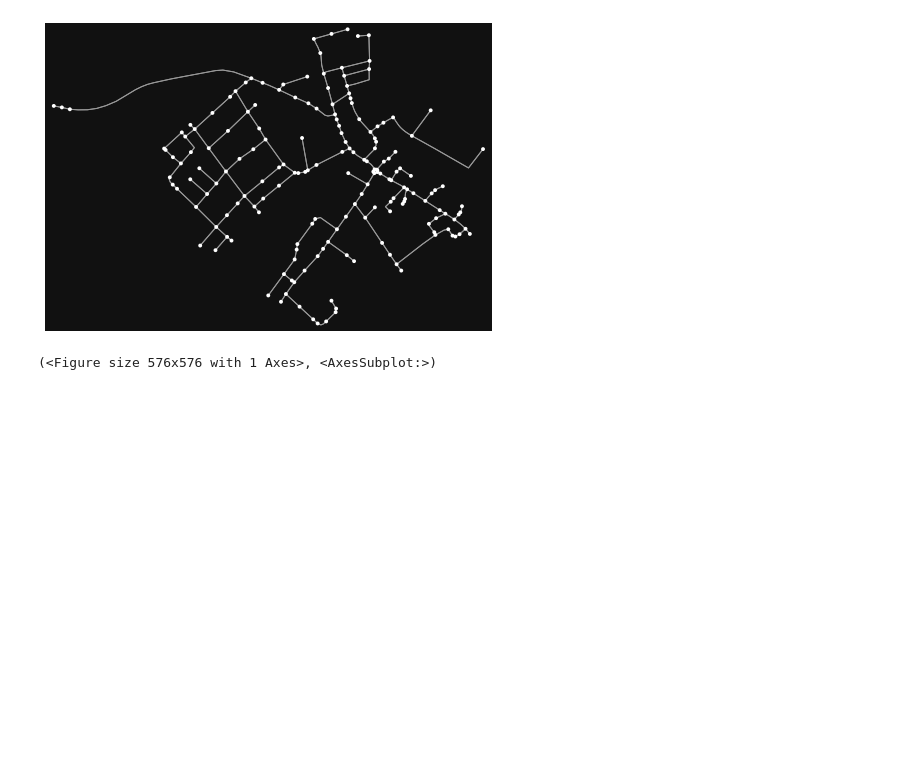
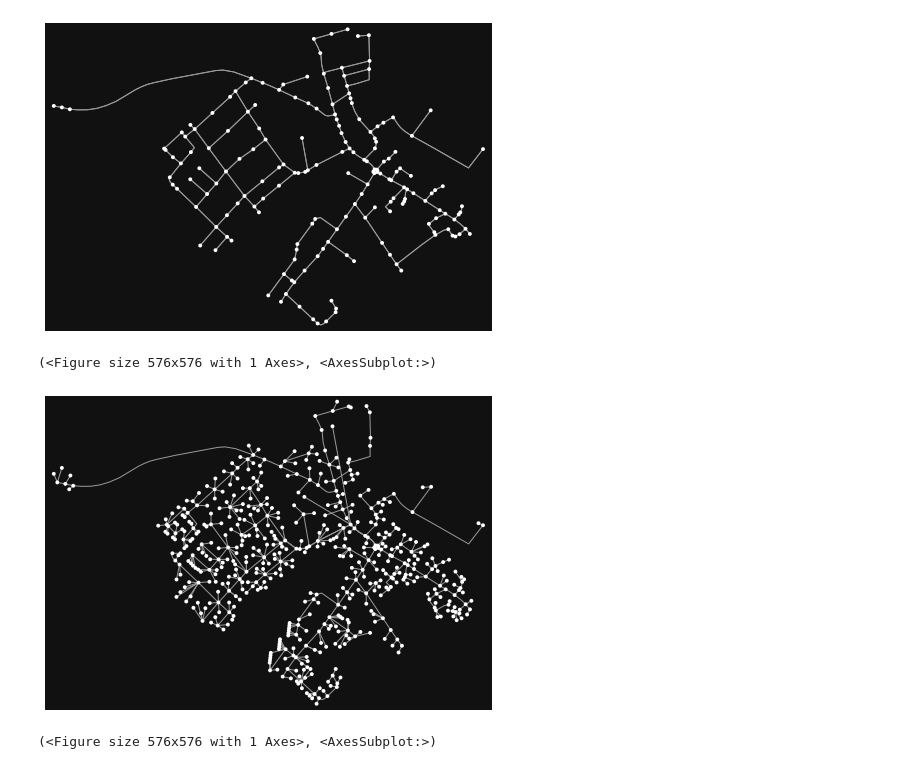
Before and after one commit to openego/ding0, a Jupyter notebook: ding0/0429_with_multiple_feeders.ipynb, the cells around one changed output. Cells and saved outputs as stored; diff of their text form; code cells hidden in the pictures; blank space fills up the shorter version.

```diff
--- a/ding0/0429_with_multiple_feeders.ipynb
+++ b/ding0/0429_with_multiple_feeders.ipynb
@@ -518,3 +501,9 @@ ox.plot_graph(lvgd.graph_district)
 # %% [output]
 [figure]
 (<Figure size 576x576 with 1 Axes>, <AxesSubplot:>)
+# %%
+lvgd.graph_district = G
+ox.plot_graph(lvgd.graph_district)
+# %% [output]
+[figure, added]
+(<Figure size 576x576 with 1 Axes>, <AxesSubplot:>)
```
Also changed, not shown: parts of 17 cells of this notebook, 2 other files.
